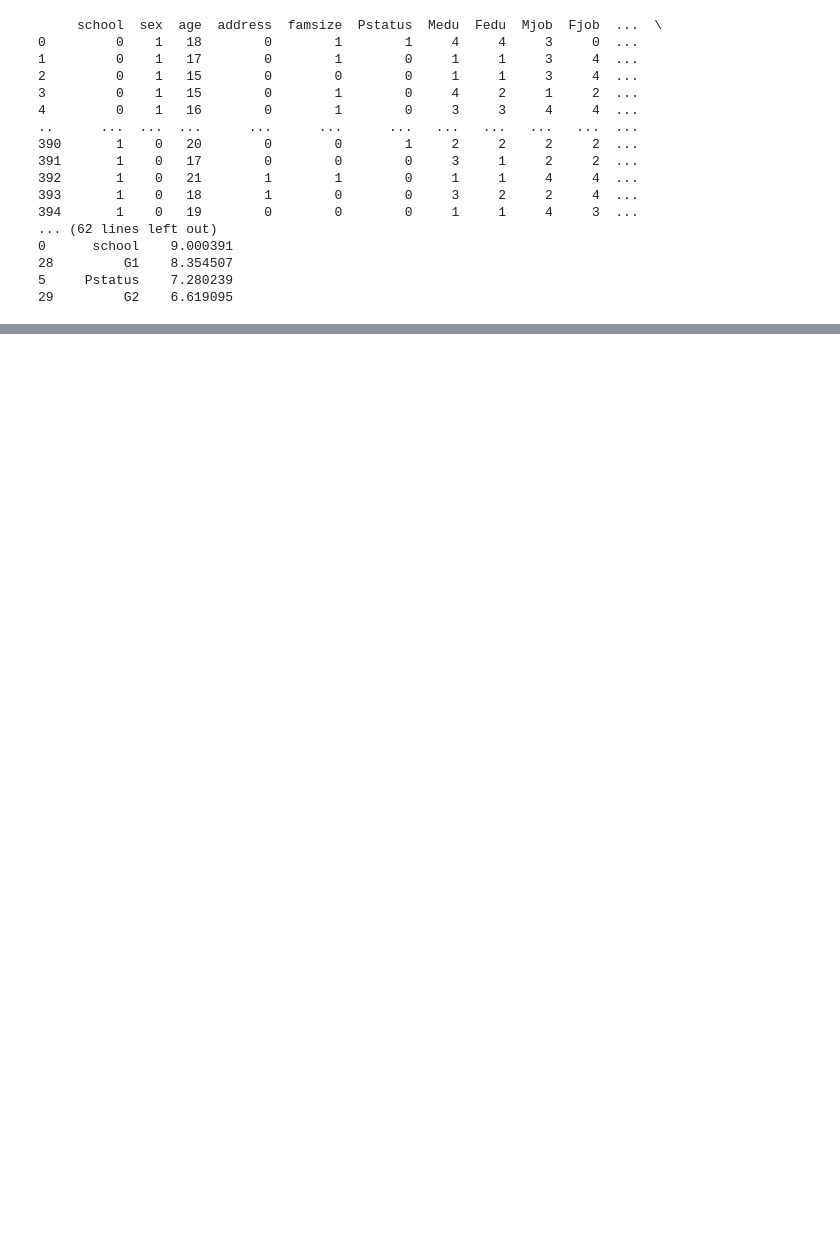
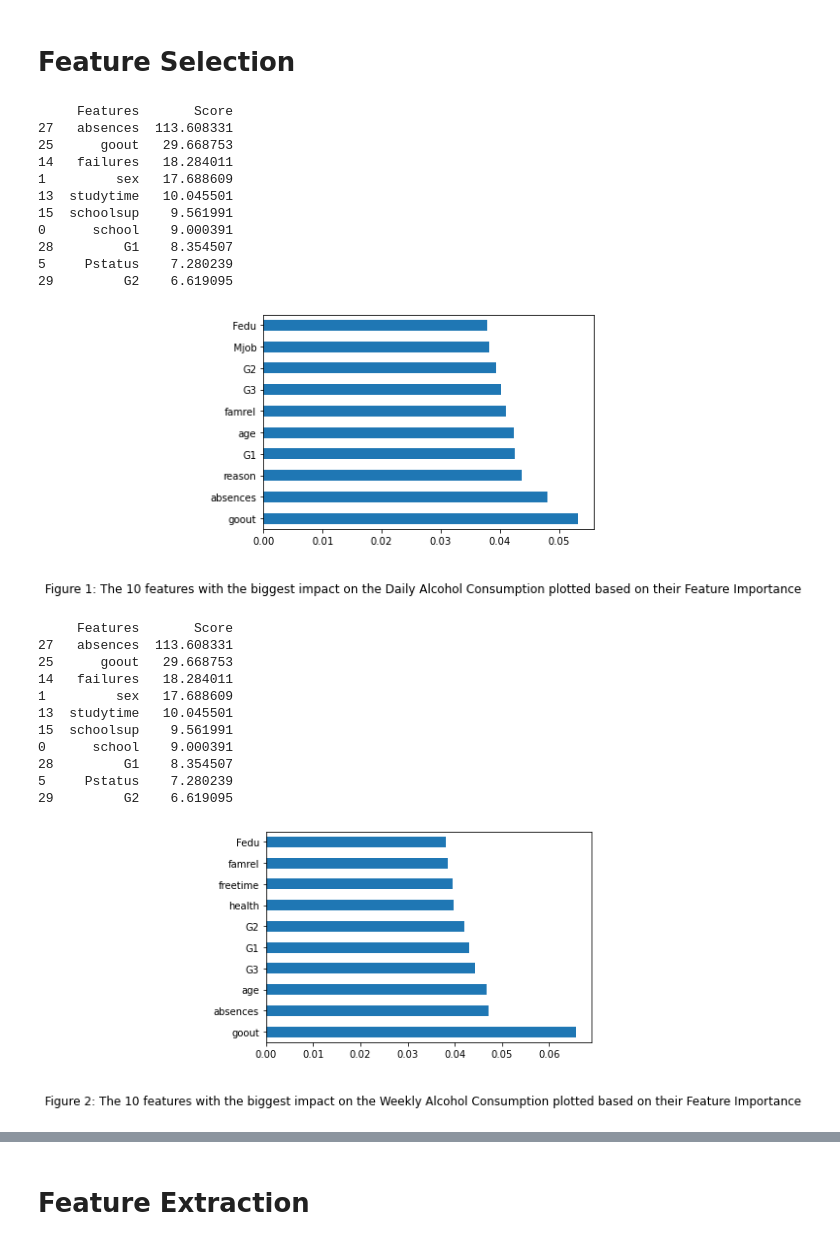
Before and after one commit to Mickirito/Data-Mining-Project, a Jupyter notebook: projectNotebook.ipynb, the cells around one changed output, grey strips where cells are left out. Saved outputs shown, nothing was run; the diff lists cells and outputs as text; code cells hidden in the pictures; blank space fills up the shorter version.

Commit message:
Feature Selection

```diff
--- a/projectNotebook.ipynb
+++ b/projectNotebook.ipynb
@@ -1,8 +1,13 @@
+# %% [markdown]
+# Feature Selection
 # %%
 import pandas as pd
 import numpy as np
 from sklearn.feature_selection import SelectKBest
 from sklearn.feature_selection import chi2
+from sklearn.ensemble import ExtraTreesClassifier
+import matplotlib.pyplot as plt
+import seaborn as sns
 
 data = pd.read_excel("data.xlsx")
 yDay = data.iloc[:,26:27]    #target column Daily Alcohol Consumption
@@ -59,48 +64,77 @@ X.higher = [higher[item] for item in X.higher]
 internet = {'no': 0, 'yes': 1}
 X.internet = [internet[item] for item in X.internet]
 #romantic
 romantic = {'no': 0, 'yes': 1}
 X.romantic = [romantic[item] for item in X.romantic]
 
-print(X)
-print(yDay)
-print(yWeek)
-
 #Extract the 10 features with the biggest impact on Daily Alcohol Consumption by applying Univariate Selection
 features = SelectKBest(score_func=chi2, k=10)
 fit = bestfeatures.fit(X,yDay)
 scores = pd.DataFrame(fit.scores_)
 columns = pd.DataFrame(X.columns)
 #Print the 10 features and their respective scores by concatenating them into a list
 featureScores = pd.concat([dfcolumns,dfscores],axis=1)
 featureScores.columns = ['Features','Score']  #naming the dataframe columns
 print(featureScores.nlargest(10,'Score'))  #print 10 best features
 
-print()
+#Extract the 10 features with the biggest impact on Daily Alcohol Consumption by applying Feature Improtance
+clf = ExtraTreesClassifier()
+clf.fit(X, yDay.to_numpy().ravel())
+#Print the 10 features in a graph based on their Feature Importance
+importances = pd.Series(clf.feature_importances_, index = X.columns)
+importances.nlargest(10).plot(kind='barh')
+plt.figtext(0.5, -0.1, 'Figure 1: The 10 features with the biggest impact on the Daily Alcohol Consumption plotted based on their Feature Importance', wrap = True, horizontalalignment="center", fontsize = 12)
+plt.show()
+
 #Extract the 10 features with the biggest impact on Weekly Alcohol Consumption by applying Univariate Selection
 features = SelectKBest(score_func=chi2, k=10)
 fit = bestfeatures.fit(X,yWeek)
 scores = pd.DataFrame(fit.scores_)
 columns = pd.DataFrame(X.columns)
 #Print the 10 features and their respective scores by concatenating them into a list
 featureScores = pd.concat([dfcolumns,dfscores],axis=1)
 featureScores.columns = ['Features','Score']  #naming the dataframe columns
 print(featureScores.nlargest(10,'Score'))  #print 10 best features
+
+#Extract the 10 features with the biggest impact on Weekly Alcohol Consumption by applying Feature Improtance
+clf = ExtraTreesClassifier()
+clf.fit(X, yWeek.to_numpy().ravel())
+#Print the 10 features in a graph based on their Feature Importance
+importances = pd.Series(clf.feature_importances_, index = X.columns)
+importances.nlargest(10).plot(kind='barh')
+plt.figtext(0.5, -0.1, 'Figure 2: The 10 features with the biggest impact on the Weekly Alcohol Consumption plotted based on their Feature Importance', wrap = True, horizontalalignment="center", fontsize = 12)
+plt.show()
+
+#Extract the Correlation between all the features using a Correlation Matrix
+correlations = data.corr()
+features = correlations.index
+#Print the Correlation between all features using a heatmap
+plt.figure(figsize=(15, 15))
+plt.figtext(0.5, -0.1, 'Figure 3: The Correlation between all the features of the data set calculated by using a Correlation Matrix', wrap = True, horizontalalignment="center", fontsize = 12)
+heatmap = sns.heatmap(data[features].corr(), annot=True, linewidths=.5)
+plt.show()
 # %% [output]
-     school  sex  age  address  famsize  Pstatus  Medu  Fedu  Mjob  Fjob  ...  \
-0         0    1   18        0        1        1     4     4     3     0  ...
-1         0    1   17        0        1        0     1     1     3     4  ...
-2         0    1   15        0        0        0     1     1     3     4  ...
-3         0    1   15        0        1        0     4     2     1     2  ...
-4         0    1   16        0        1        0     3     3     4     4  ...
-..      ...  ...  ...      ...      ...      ...   ...   ...   ...   ...  ...
-390       1    0   20        0        0        1     2     2     2     2  ...
-391       1    0   17        0        0        0     3     1     2     2  ...
-392       1    0   21        1        1        0     1     1     4     4  ...
-393       1    0   18        1        0        0     3     2     2     4  ...
-394       1    0   19        0        0        0     1     1     4     3  ...
-... (62 lines left out)
+     Features       Score
+27   absences  113.608331
+25      goout   29.668753
+14   failures   18.284011
+1         sex   17.688609
+13  studytime   10.045501
+15  schoolsup    9.561991
 0      school    9.000391
 28         G1    8.354507
 5     Pstatus    7.280239
 29         G2    6.619095
+[figure, added]
+     Features       Score
+27   absences  113.608331
+25      goout   29.668753
+14   failures   18.284011
+1         sex   17.688609
+13  studytime   10.045501
+15  schoolsup    9.561991
+0      school    9.000391
+28         G1    8.354507
+5     Pstatus    7.280239
+29         G2    6.619095
+[figure, added]
@@ -106,0 +142,2 @@ print(featureScores.nlargest(10,'Score'))  #print 10 best features
+# %% [markdown]
+# Feature Extraction
```
Also changed, not shown: parts of 1 cell of this notebook.
